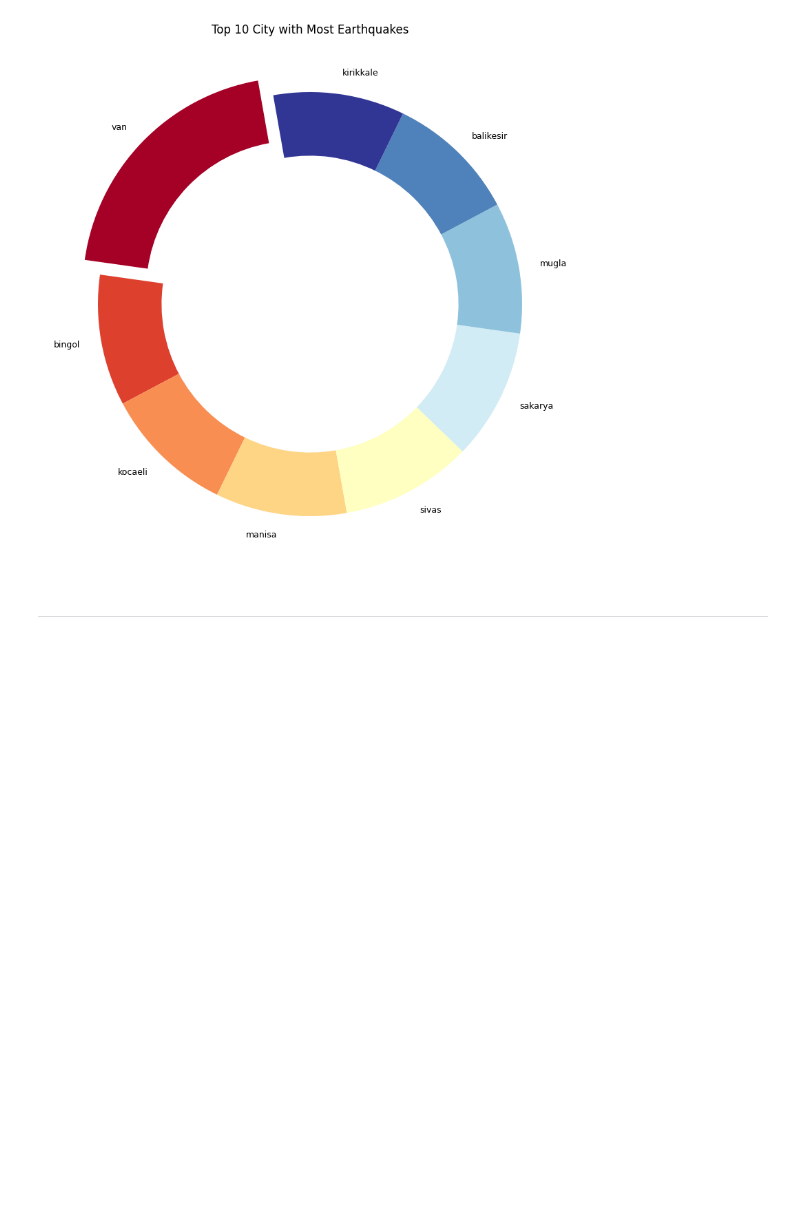
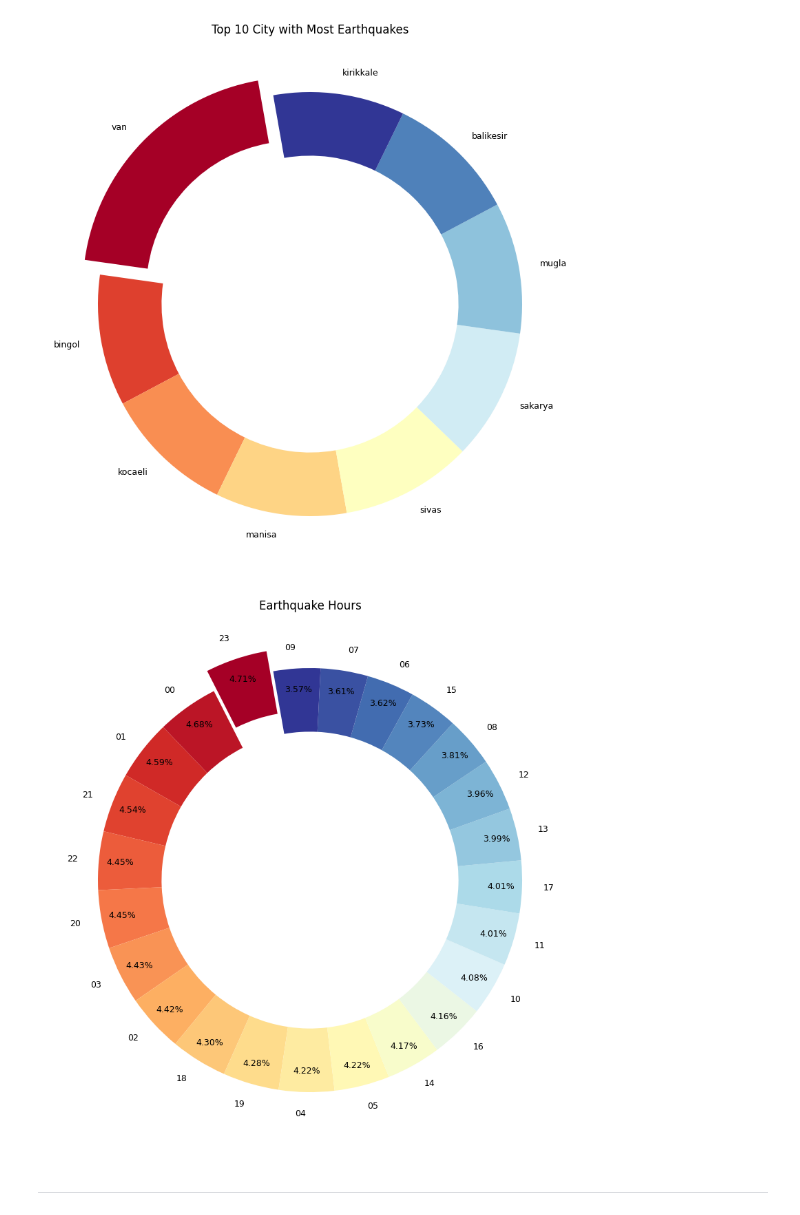
Before and after one commit to sedataskan/earthquake, a Jupyter notebook: earthquake.ipynb, the cells around one changed output. Cells and saved outputs as stored; diff of their text form; code cells hidden in the pictures; blank space fills up the shorter version.

Commit message:
added hour chart

```diff
--- a/earthquake.ipynb
+++ b/earthquake.ipynb
@@ -114,6 +114,29 @@ plt.ylabel("")
 plt.show()
 # %% [output]
 [figure]
+# %%
+time = turkey21["Oluszamani"].dropna()
+
+hours = time.str.split(":", expand=True) # split the string into a list
+
+fig, ax = plt.subplots(figsize=(10,10))
+
+hours[0].value_counts().plot(kind = "pie",
+                            cmap="RdYlBu",
+                            labels=hours[0].value_counts().index,
+                            pctdistance=0.9,
+                            labeldistance=1.1,
+                            startangle=100,
+                            textprops={'fontsize': 9},
+                            wedgeprops=dict(width=0.3),
+                            autopct='%1.2f%%',
+                            explode=[0.1 if i == hours[0].value_counts().index.max() else 0 for i in hours[0].value_counts().index])
+plt.title("Earthquake Hours")
+plt.ylabel("")
+
+plt.show()
+# %% [output]
+[figure, added]
 # %% [markdown]
 -----
 # %% [markdown]
```
Also changed, not shown: parts of 3 cells of this notebook.
